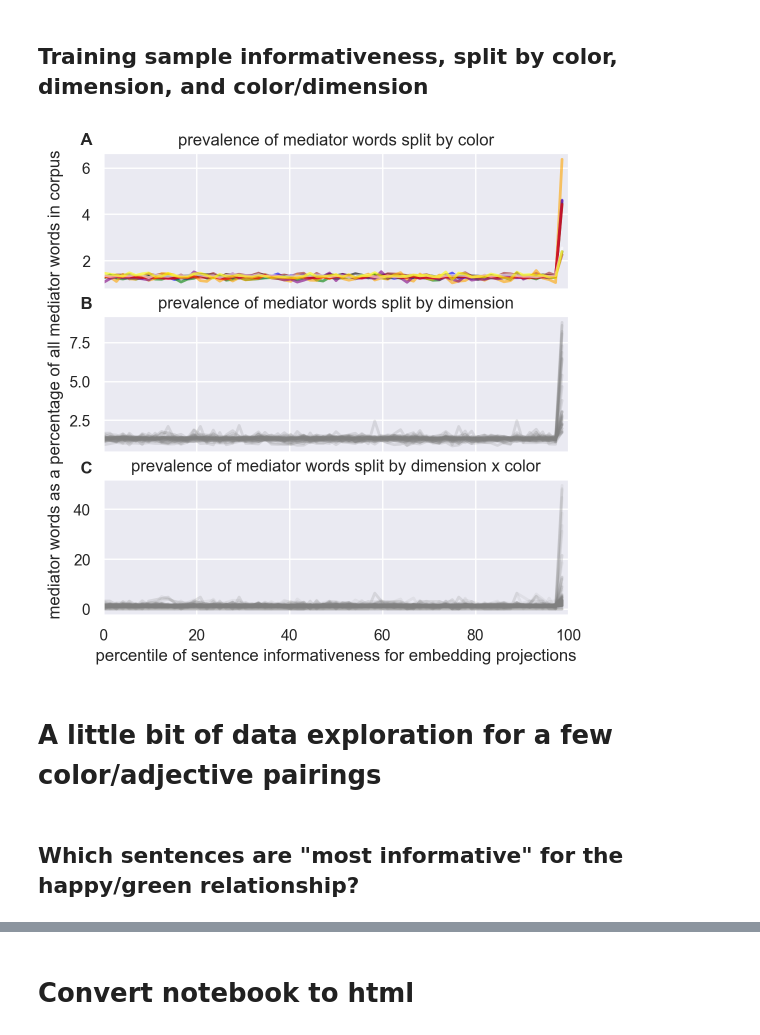
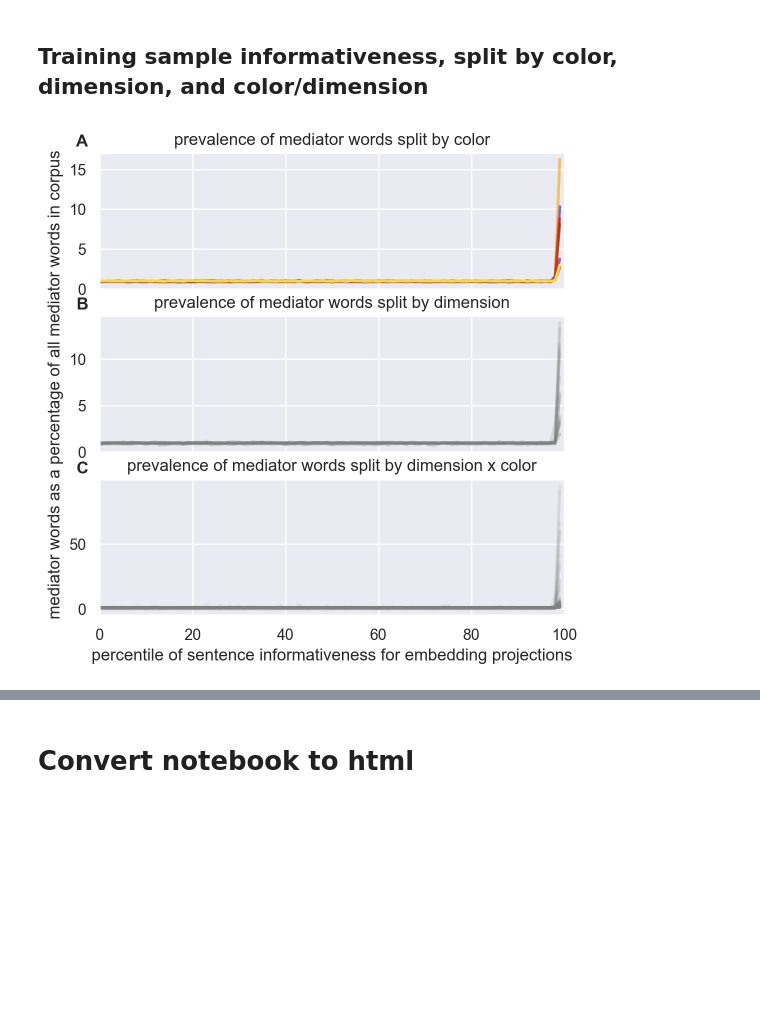
Before and after one commit to jvparidon/color-associations, a Jupyter notebook: experiment_4.ipynb, the cells around one changed output, grey strips where cells are left out. Cells and saved outputs as stored; diff of their text form; code cells hidden in the pictures; blank space fills up the shorter version.

```diff
--- a/experiment_4.ipynb
+++ b/experiment_4.ipynb
@@ -214,6 +238,6 @@ df_counts[df_counts['mediator_count'] == 1]
 df_counts_filtered = df_counts[df_counts['mediator_count'] != 1]
 # %%
-df_counts_filtered = df_counts_filtered[df_counts_filtered['rank_bin'] != 0]
+df_counts_filtered = df_counts[df_counts['rank_bin'] != 0]
 display(df_counts_filtered)
 # %% [output]
 |  | color | dimension | rank_bin | mediator_count | overall_count | relative_count |
@@ -233,7 +257,7 @@ display(df_counts_filtered)
 ## Plotting the relative prevalence of salient label words in the most informative training sentences (by percentile)
 We've compute the impact of each training sentence on each color/adjective pair's embedding projection, but before visualizing those data we're binning them by percentile. We can then count which percentage of salient labels (from the total number in the corpus) occurs in each percentile of informativeness.
 # %%
-sns.set_style('whitegrid')
+sns.set(style='whitegrid', font_scale=1.2)
 df_counts_mean = df_counts_filtered.groupby(['color', 'dimension','rank_bin']).mean().reset_index()
 df_counts_mean['informative_pct'] = df_counts_mean['relative_count'] * 100
 
@@ -249,9 +273,9 @@ ax = sns.lineplot(
 ax.set(
     ylabel='percentage of mediator words\nrelative to whole corpus',
     xlabel='percentile of sentence impact on projections',
-    title='occurrence of mediator words in sentences\nmost informative for embedding projections',
-    yticks=[1, 2, 3, 4],
-    yticklabels=['1%', '2%', '3%', '4%'],
+    #title='occurrence of mediator words in sentences\nmost informative for embedding projections',
+    yticks=[1, 2, 3, 4, 5, 6, 7, 8, 9],
+    yticklabels=['1%', '2%', '3%', '4%', '5%', '6%', '7%', '8%', '9%'],
     xscale='log',
     xticks=[1, 3, 10, 30, 100],
     xticklabels=[1, 3, 10, 30, 100],
@@ -264,7 +288,7 @@ plt.savefig('figures/mediator_prevalence_by_colordim.pdf')
 # %% [markdown]
 ## Training sample informativeness, split by color, dimension, and color/dimension
 # %%
-sns.set_style('darkgrid')
+sns.set(style='darkgrid', context='notebook')
 
 fig = plt.figure(figsize=(6, 6))
 ax1 = fig.add_subplot(3, 1, 1)
@@ -288,12 +312,10 @@ ax1 = sns.lineplot(
 )
 ax1.set(
     ylabel='',
-    #ylabel='percentage of all\nmediator words in corpus',
     xlabel='',
     title='prevalence of mediator words split by color',
     xticklabels='',
     xlim=[0, 100],
-    #yticklabels=['0%', '1%', '2%', '3%', '4%', '5%', '6%'],
 )
 ax1.get_legend().remove()
 ax1.text(-5, df_counts_mean['rel_count_pct'].max() * 1.1, 'A', weight='bold')
@@ -321,43 +343,36 @@ ax2.set(
     title='prevalence of mediator words split by dimension',
     xticklabels='',
     xlim=[0, 100],
-    #yticklabels=['0%', '1%', '2%', '3%', '4%', '5%', '6%'],
 )
 ax2.get_legend().remove()
 ax2.text(-5, df_counts_mean['rel_count_pct'].max() * 1.1, 'B', weight='bold')
 
 
 ax3 = fig.add_subplot(3, 1, 3)
 df_counts_mean = df_counts_filtered.groupby(['color', 'dimension', 'rank_bin']).mean().reset_index()
 df_counts_mean['log_relative_count'] = np.log10(df_counts_mean['relative_count'])
 df_counts_mean['rel_count_pct'] = df_counts_mean['relative_count'] * 100
 df_counts_mean['log_rank'] = np.log10(df_counts_mean['rank_bin'])
 df_counts_mean['rank_pct'] = 100 - (df_counts_mean['rank_bin'] / df_counts_mean['rank_bin'].max()) * 100
 df_counts_mean['colordim'] = df_counts_mean['color'] + '-' + df_counts_mean['dimension']
 
 ax3 = sns.lineplot(
     data=df_counts_mean[df_counts_mean['rank_bin'] != 0],
     hue='colordim',
     x='rank_pct',
     y='rel_count_pct',
     alpha=.1,
     lw=2,
     palette=['gray'] * len(df_counts_mean['colordim'].unique()),
 )
 ax3.set(
     ylabel='',
-    #ylabel='percentage of all\nmediator words in corpus',
     xlabel='percentile of sentence informativeness for embedding projections',
     title='prevalence of mediator words split by dimension x color',
     xlim=[0, 100],
-    #yticklabels=['0%', '1%', '2%', '3%', '4%', '5%', '6%'],
 )
 ax3.get_legend().remove()
 ax3.text(-5, df_counts_mean['rel_count_pct'].max() * 1.1, 'C', weight='bold')
 plt.savefig('figures/mediator_prevalence_all.pdf')
 # %% [output]
-[figure, old version]
+[figure, new version]
-# %% [markdown]
-# A little bit of data exploration for a few color/adjective pairings
-# %% [markdown]
-## Which sentences are "most informative" for the happy/green relationship?
```
Also changed, not shown: parts of 31 cells of this notebook, 9 other files.
